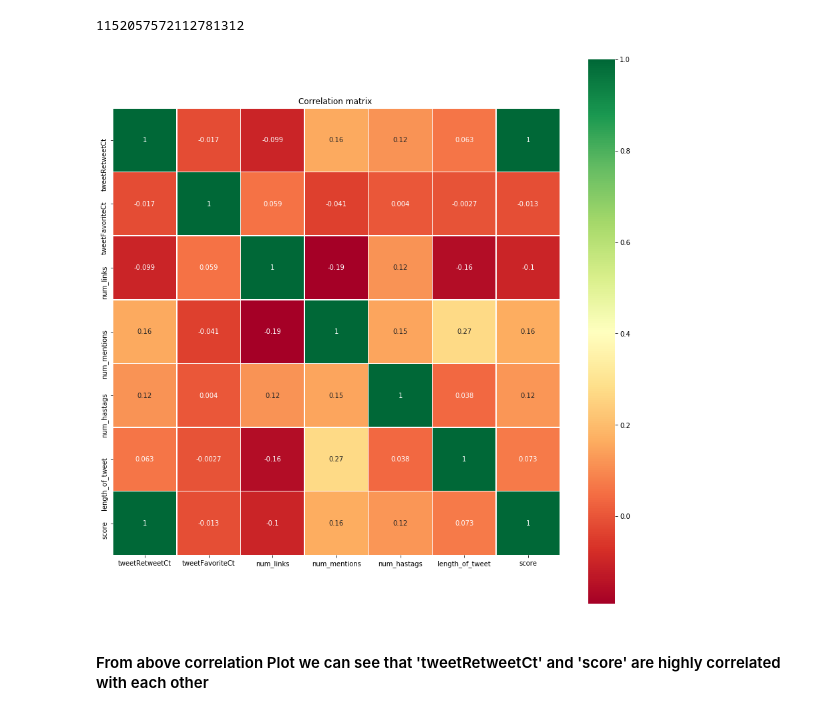
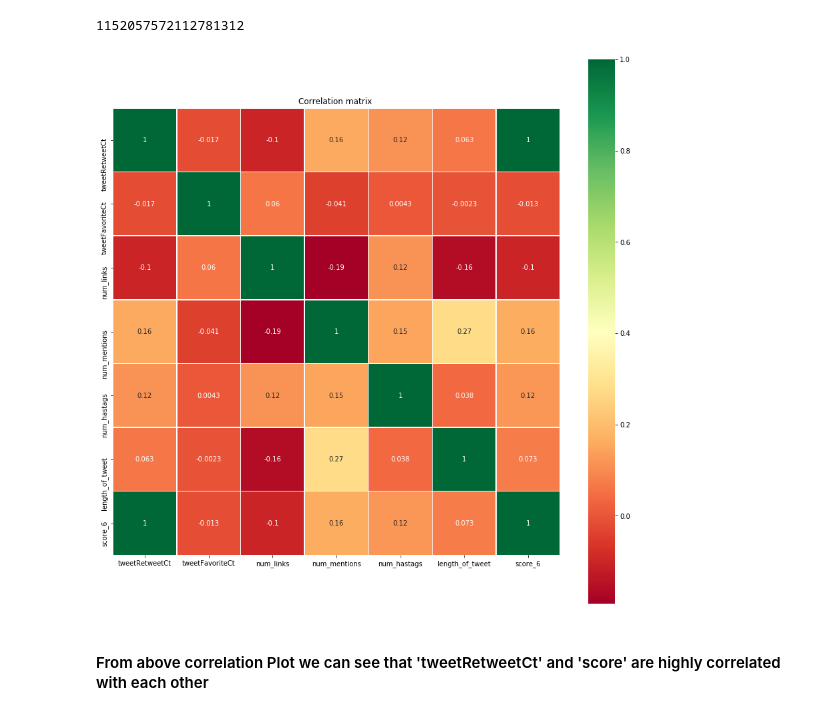
Before and after one commit to Akshaypatil7/Retweet-Analysis, a Jupyter notebook: Retweets Analysis.ipynb, the cells around one changed output. Saved outputs shown, nothing was run; the diff lists cells and outputs as text; code cells hidden in the pictures.

```diff
--- a/Retweets Analysis.ipynb
+++ b/Retweets Analysis.ipynb
@@ -297,10 +299,14 @@ plt.show()
 5. 'num_hastags'
 6. 'length_of_tweet'
 # %%
-df['score'] = df['tweetRetweetCt']+df['tweetFavoriteCt']+df['num_links']+df['num_mentions']+df['num_hastags']+df['length_of_tweet']
+df['score_6'] = df['tweetRetweetCt']+df['tweetFavoriteCt']+df['num_links']+df['num_mentions']+df['num_hastags']+df['length_of_tweet']
+df['score_2'] = df['tweetRetweetCt']+df['tweetFavoriteCt']
 # %%
-# Normalizing score values in range 0 to 100
-df['score'] = (df['score'] - min(df['score']))/(max(df['score']) - min(df['score']))*100
+# Normalizing score_6 values in range 0 to 100
+df['score_6'] = (df['score_6'] - min(df['score_6']))/(max(df['score_6']) - min(df['score_6']))*100
+# %%
+# Normalizing score_2 values in range 0 to 100
+df['score_2'] = (df['score_2'] - min(df['score_2']))/(max(df['score_2']) - min(df['score_2']))*100
 # %%
 df.head()
 # %% [output]
@@ -355,12 +361,12 @@ dataset.iloc[5335,1]
 # %%
 # heatmap using correlation matrix
 plt.figure(figsize=(15,15))
-_ = sns.heatmap(df[['tweetRetweetCt','tweetFavoriteCt','num_links','num_mentions','num_hastags','length_of_tweet','score']].corr(), square=True, cmap='RdYlGn',linewidths=0.5,linecolor='w',annot=True)
+_ = sns.heatmap(df[['tweetRetweetCt','tweetFavoriteCt','num_links','num_mentions','num_hastags','length_of_tweet','score_6']].corr(), square=True, cmap='RdYlGn',linewidths=0.5,linecolor='w',annot=True)
 plt.title('Correlation matrix ')
 # plt.savefig('correlation.png')
 plt.show()
 # %% [output]
-[figure, old version]
+[figure, new version]
 # %% [markdown]
 #### From above correlation Plot we can see that 'tweetRetweetCt' and 'score' are highly correlated with each other
 # %% [markdown]
```
Also changed, not shown: parts of 28 cells of this notebook.
